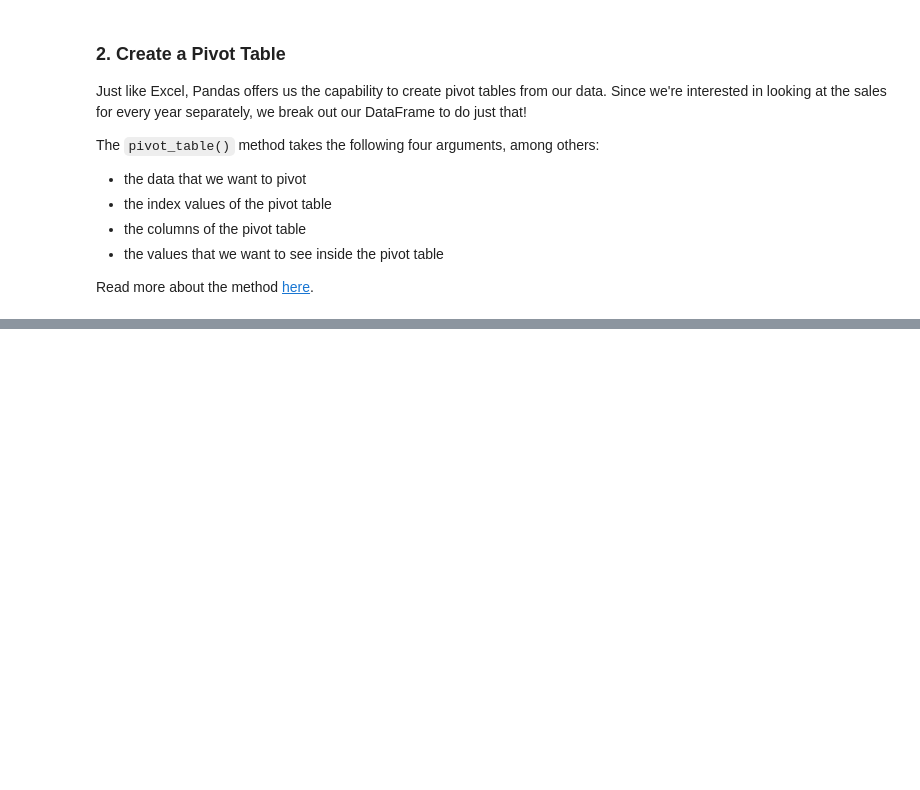
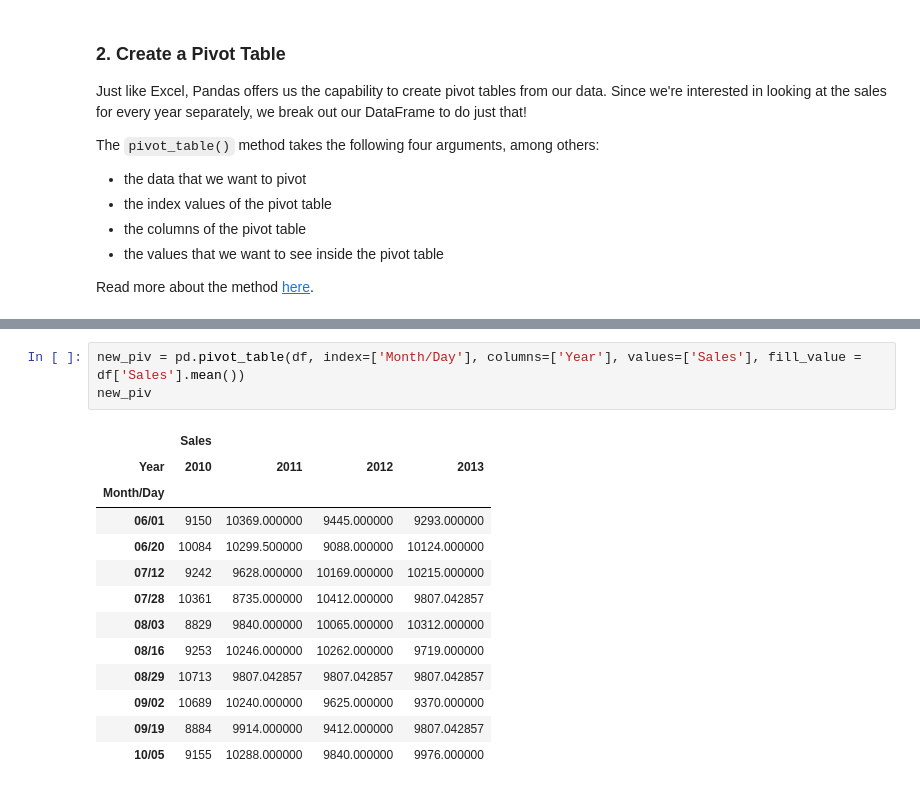
Before and after one commit to IshanaRaina/pandas-labs, a Jupyter notebook: adult_pandas.ipynb, the cells around one changed output, grey strips where cells are left out. Drawn from its saved outputs; the diff is of its cells as text; blank space fills up the shorter version.

```diff
--- a/adult_pandas.ipynb
+++ b/adult_pandas.ipynb
@@ -127,0 +147,17 @@ piv
+# %%
+new_piv = pd.pivot_table(df, index=['Month/Day'], columns=['Year'], values=['Sales'], fill_value = df['Sales'].mean())
+new_piv
+# %% [output]
+|  | Sales |  |  |  |
+| Year | 2010 | 2011 | 2012 | 2013 |
+| Month/Day |  |  |  |  |
+| 06/01 | 9150 | 10369.000000 | 9445.000000 | 9293.000000 |
+| 06/20 | 10084 | 10299.500000 | 9088.000000 | 10124.000000 |
+| 07/12 | 9242 | 9628.000000 | 10169.000000 | 10215.000000 |
+| 07/28 | 10361 | 8735.000000 | 10412.000000 | 9807.042857 |
+| 08/03 | 8829 | 9840.000000 | 10065.000000 | 10312.000000 |
+| 08/16 | 9253 | 10246.000000 | 10262.000000 | 9719.000000 |
+| 08/29 | 10713 | 9807.042857 | 9807.042857 | 9807.042857 |
+| 09/02 | 10689 | 10240.000000 | 9625.000000 | 9370.000000 |
+| 09/19 | 8884 | 9914.000000 | 9412.000000 | 9807.042857 |
+| 10/05 | 9155 | 10288.000000 | 9840.000000 | 9976.000000 |
```
Also changed, not shown: parts of 7 cells of this notebook.
